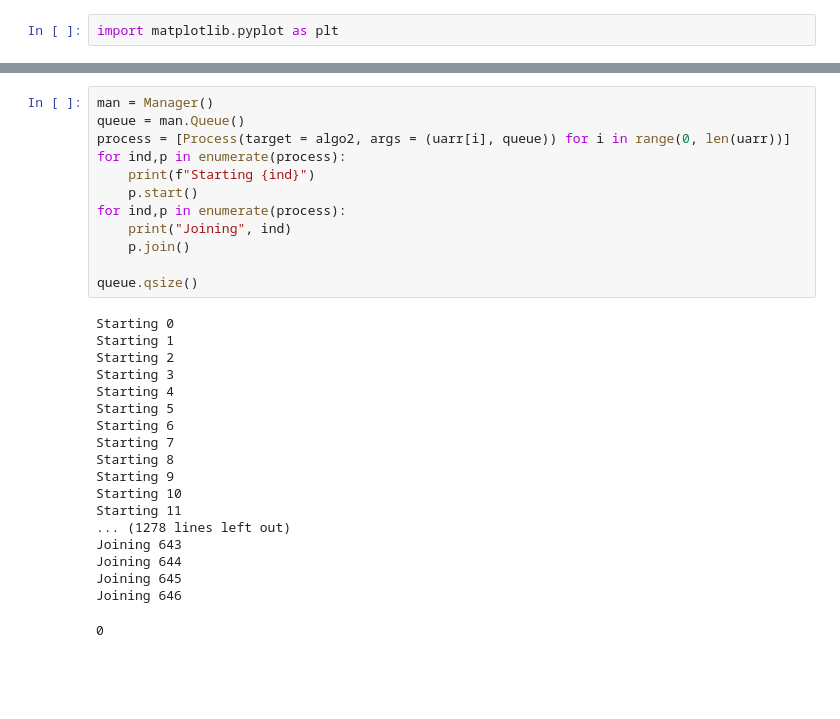
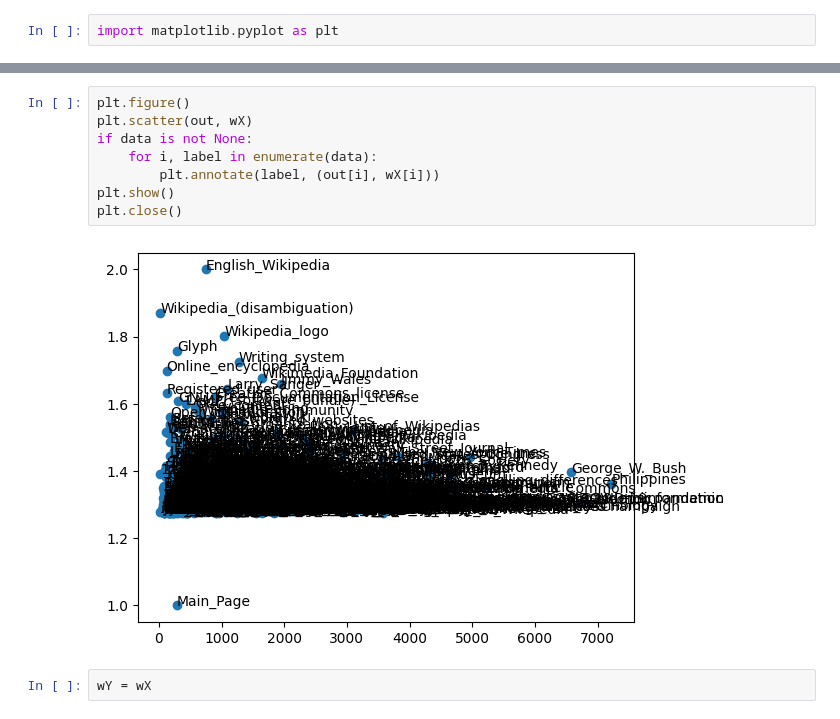
Before and after one commit to YVishere/wiki-model, a Jupyter notebook: something.ipynb, the cells around one changed output, grey strips where cells are left out. Drawn from its saved outputs; the diff is of its cells as text; blank space fills up the shorter version.

```diff
--- a/something.ipynb
+++ b/something.ipynb
@@ -150,31 +43,12 @@ def algo2(subject, q):
-# %%
-man = Manager()
-queue = man.Queue()
-process = [Process(target = algo2, args = (uarr[i], queue)) for i in range(0, len(uarr))]
-for ind,p in enumerate(process):
-    print(f"Starting {ind}")
-    p.start()
-for ind,p in enumerate(process):
-    print("Joining", ind)
-    p.join()
-
-queue.qsize()
-# %% [output]
-Starting 0
-Starting 1
-Starting 2
-Starting 3
-Starting 4
-Starting 5
-Starting 6
-Starting 7
-Starting 8
-Starting 9
-Starting 10
-Starting 11
-... (1278 lines left out)
-Joining 643
-Joining 644
-Joining 645
-Joining 646
-0
+# %%
+plt.figure()
+plt.scatter(out, wX)
+if data is not None:
+    for i, label in enumerate(data):
+        plt.annotate(label, (out[i], wX[i]))
+plt.show()
+plt.close()
+# %% [output]
+[figure, added]
+# %%
+wY = wX
```
Also changed, not shown: parts of 24 cells of this notebook, 1 other file.
